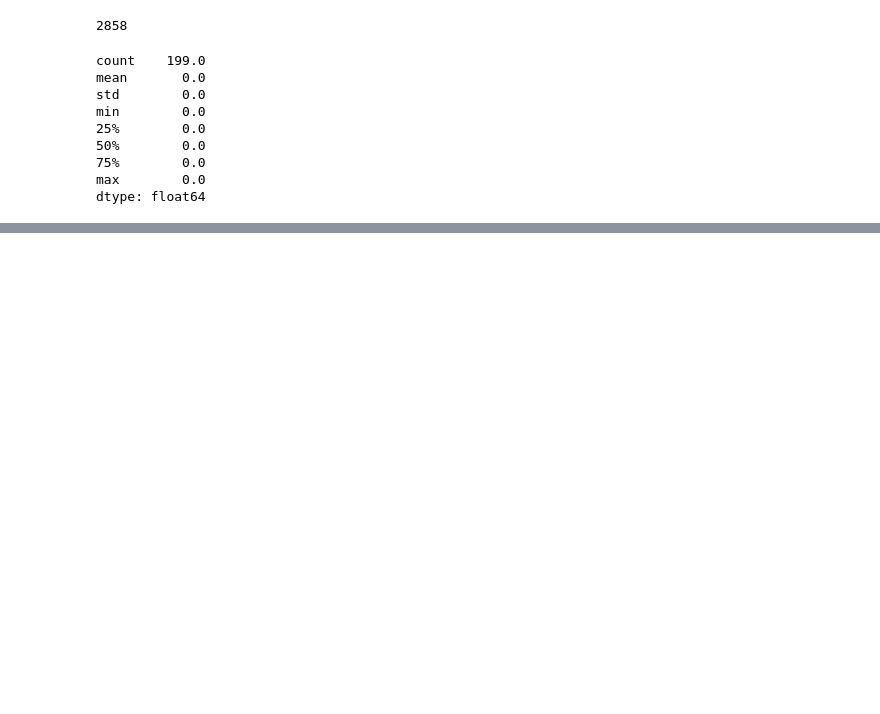
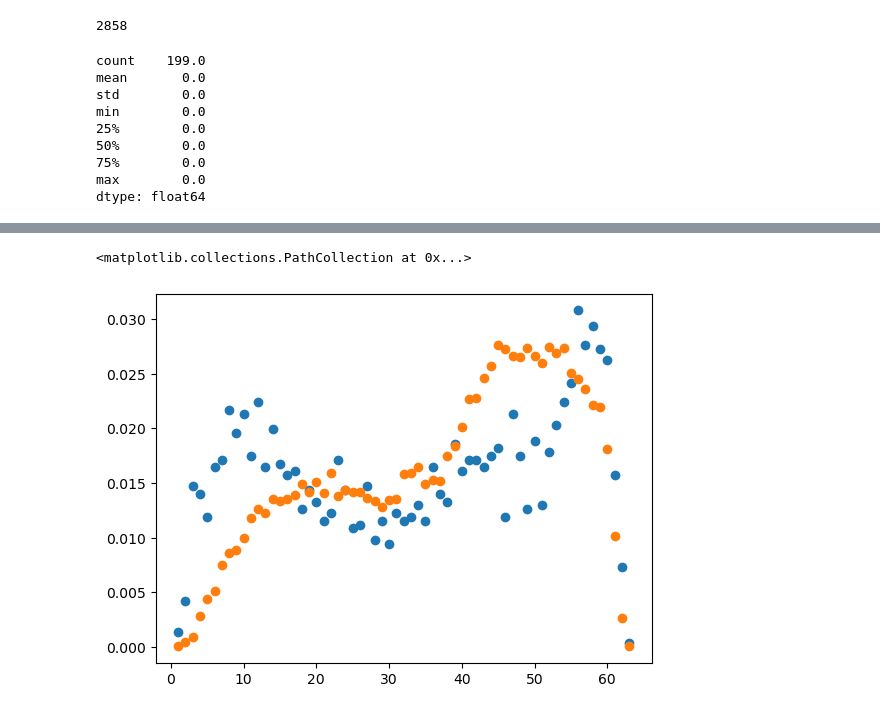
Before and after one commit to PRISBteam/Voronoi_PCC_Analyser, a Jupyter notebook: Data.ipynb, the cells around one changed output, grey strips where cells are left out. Cells and saved outputs as stored; diff of their text form; code cells hidden in the pictures; blank space fills up the shorter version.

```diff
--- a/Data.ipynb
+++ b/Data.ipynb
@@ -145,0 +535,6 @@ data = [
+# %%
+plt.scatter(bins[1:], data_test[0])
+plt.scatter(bins[1:], data_test[4])
+# %% [output]
+<matplotlib.collections.PathCollection at 0x...>
+[figure, added]
```
Also changed, not shown: parts of 57 cells of this notebook, 11 other files.
